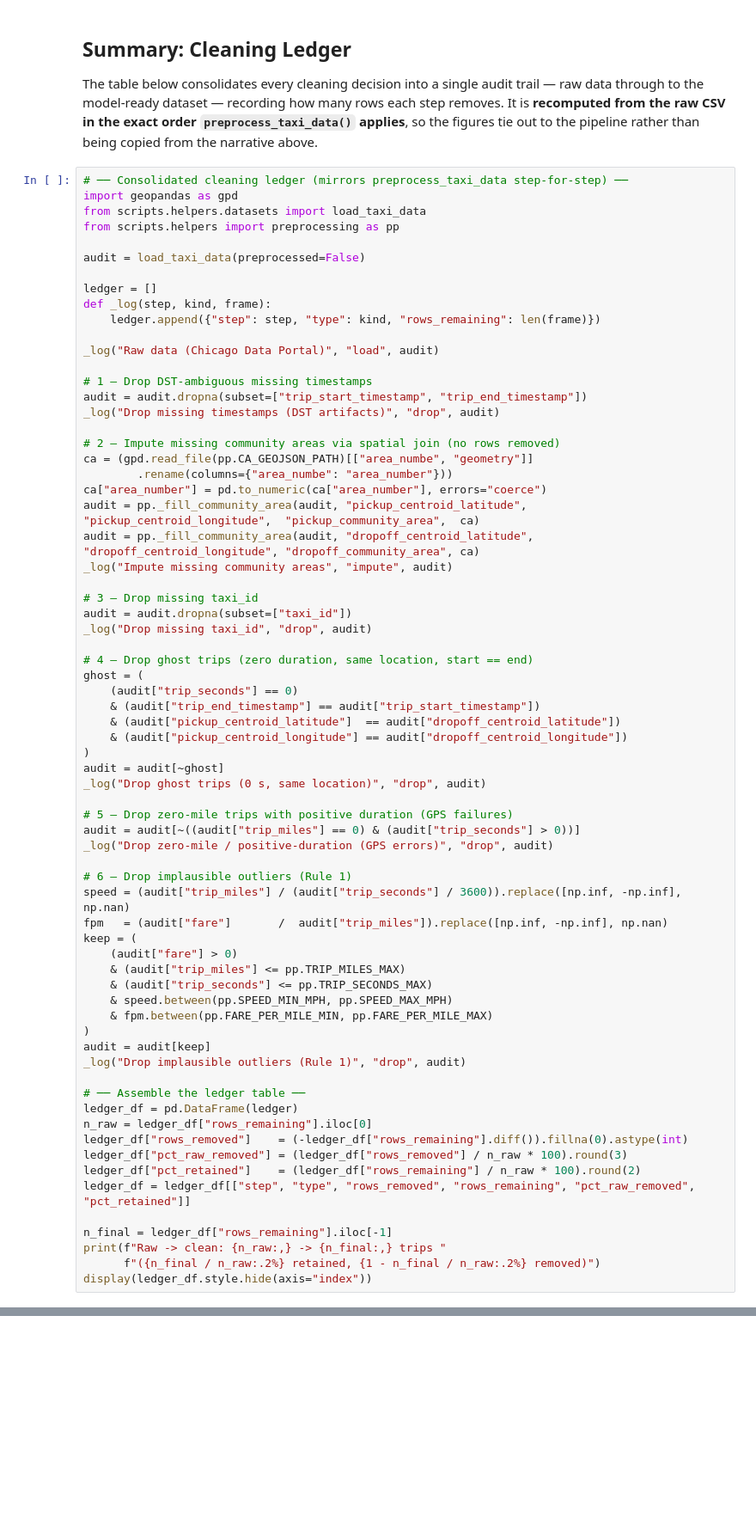
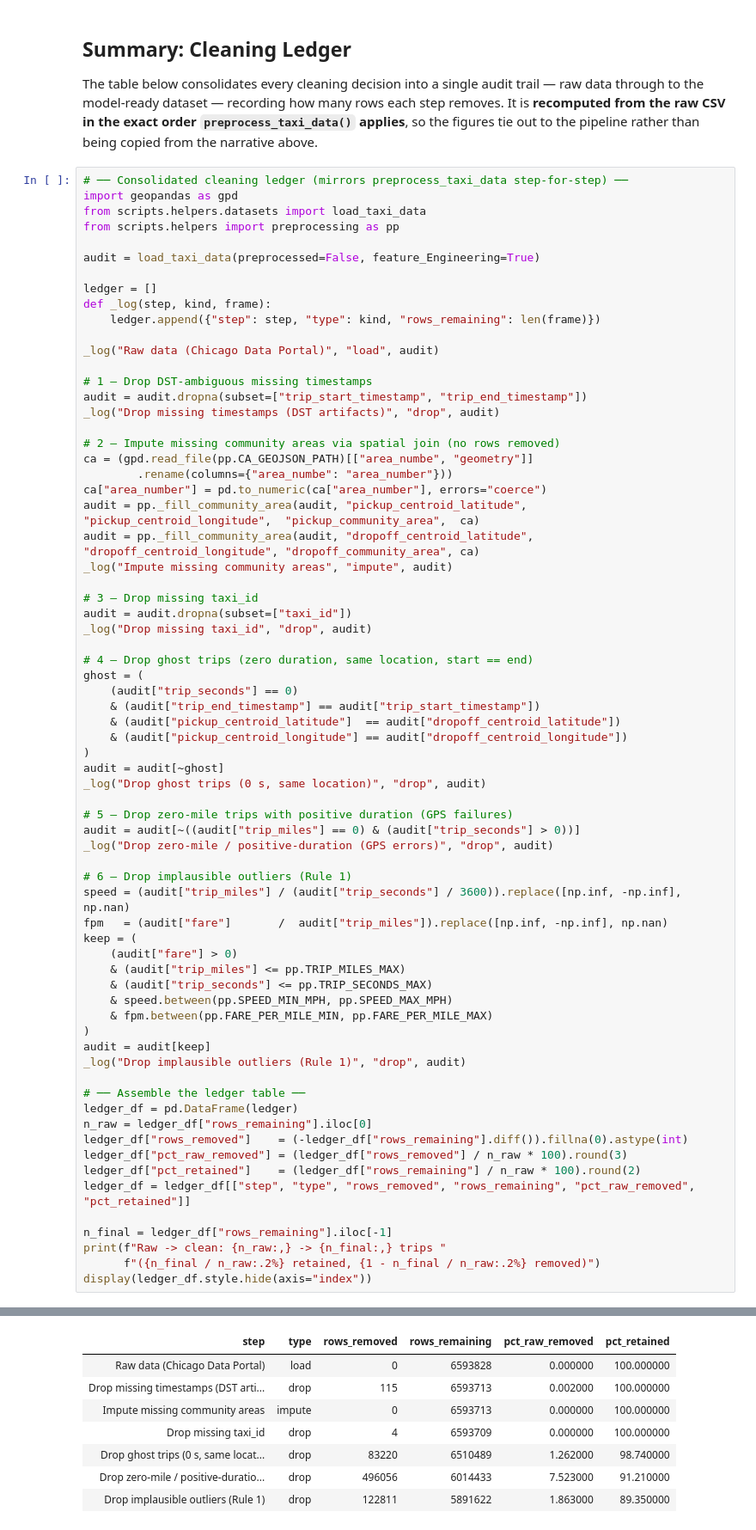
Before and after one commit to timoerc/AAA26-Chicago-Mobility, a Jupyter notebook: notebooks/01_data_preparation.ipynb, the cells around one changed output, grey strips where cells are left out. Shown at 86% size. Saved outputs shown, nothing was run; the diff lists cells and outputs as text; blank space fills up the shorter version.

```diff
--- a/notebooks/01_data_preparation.ipynb
+++ b/notebooks/01_data_preparation.ipynb
@@ -719,7 +780,7 @@ import geopandas as gpd
 from scripts.helpers.datasets import load_taxi_data
 from scripts.helpers import preprocessing as pp
 
-audit = load_taxi_data(preprocessed=False)
+audit = load_taxi_data(preprocessed=False, feature_Engineering=True)
 
 ledger = []
 def _log(step, kind, frame):
@@ -782,3 +843,4 @@ n_final = ledger_df["rows_remaining"].iloc[-1]
 print(f"Raw -> clean: {n_raw:,} -> {n_final:,} trips "
       f"({n_final / n_raw:.2%} retained, {1 - n_final / n_raw:.2%} removed)")
 display(ledger_df.style.hide(axis="index"))
+# %% [output]
@@ -784,0 +848,8 @@ display(ledger_df.style.hide(axis="index"))
+| step | type | rows_removed | rows_remaining | pct_raw_removed | pct_retained |
+| Raw data (Chicago Data Portal) | load | 0 | 6593828 | 0.000000 | 100.000000 |
+| Drop missing timestamps (DST arti... | drop | 115 | 6593713 | 0.002000 | 100.000000 |
+| Impute missing community areas | impute | 0 | 6593713 | 0.000000 | 100.000000 |
+| Drop missing taxi_id | drop | 4 | 6593709 | 0.000000 | 100.000000 |
+| Drop ghost trips (0 s, same locat... | drop | 83220 | 6510489 | 1.262000 | 98.740000 |
+| Drop zero-mile / positive-duratio... | drop | 496056 | 6014433 | 7.523000 | 91.210000 |
+| Drop implausible outliers (Rule 1) | drop | 122811 | 5891622 | 1.863000 | 89.350000 |
```
Also changed, not shown: parts of 7 cells of this notebook, 4 other files.
